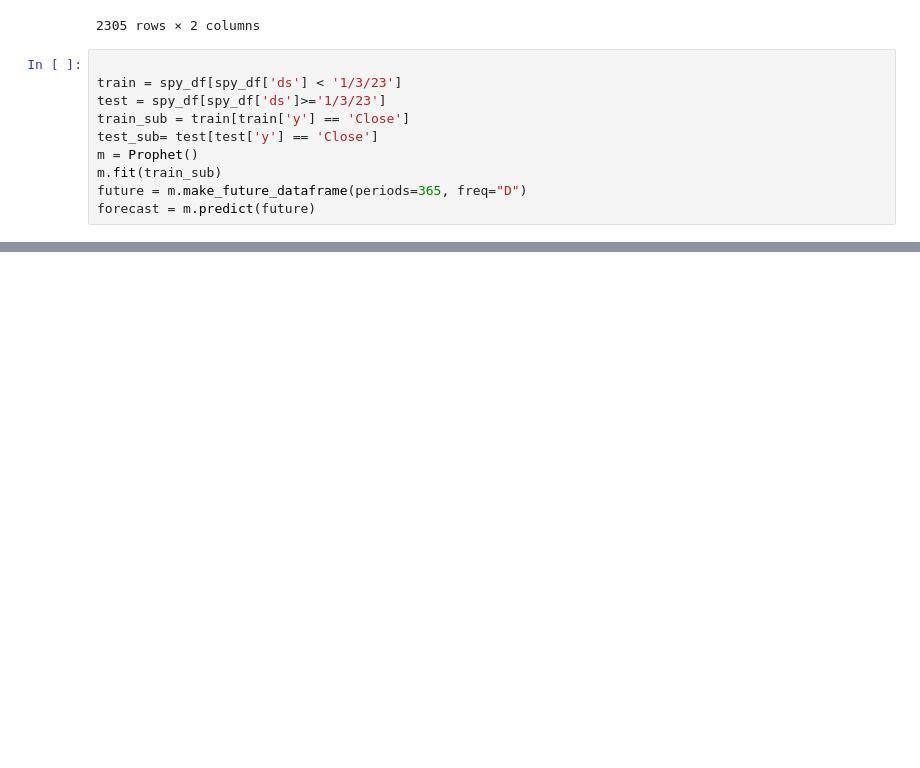
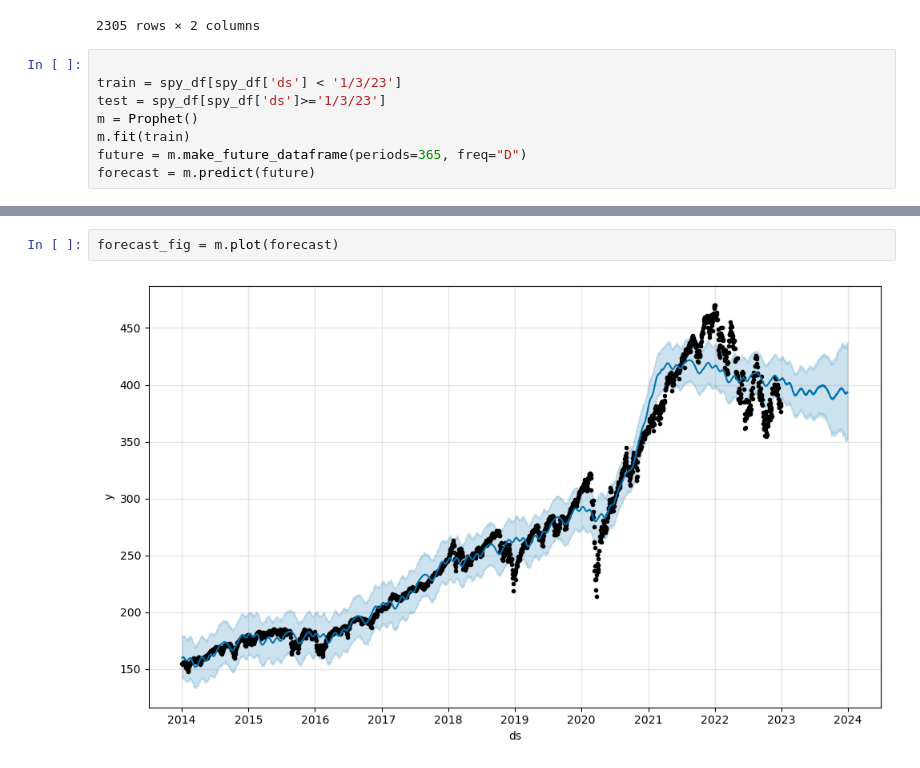
Before and after one commit to briabr/Investment-chat-bot, a Jupyter notebook: test_split_file.ipynb, the cells around one changed output, grey strips where cells are left out. Drawn from its saved outputs; the diff is of its cells as text; blank space fills up the shorter version.

Commit message:
finished test_split for prophet

```diff
--- a/test_split_file.ipynb
+++ b/test_split_file.ipynb
@@ -78,10 +78,8 @@ spy_df
 
 train = spy_df[spy_df['ds'] < '1/3/23']
 test = spy_df[spy_df['ds']>='1/3/23']
-train_sub = train[train['y'] == 'Close']
-test_sub= test[test['y'] == 'Close']
 m = Prophet()
-m.fit(train_sub)
+m.fit(train)
 future = m.make_future_dataframe(periods=365, freq="D")
 forecast = m.predict(future)
 # %% [output]
@@ -88,0 +104,4 @@ ValueError: Dataframe has less than 2 non-NaN rows.
+# %%
+forecast_fig = m.plot(forecast)
+# %% [output]
+[figure, added]
```
Also changed, not shown: parts of 2 cells of this notebook.
